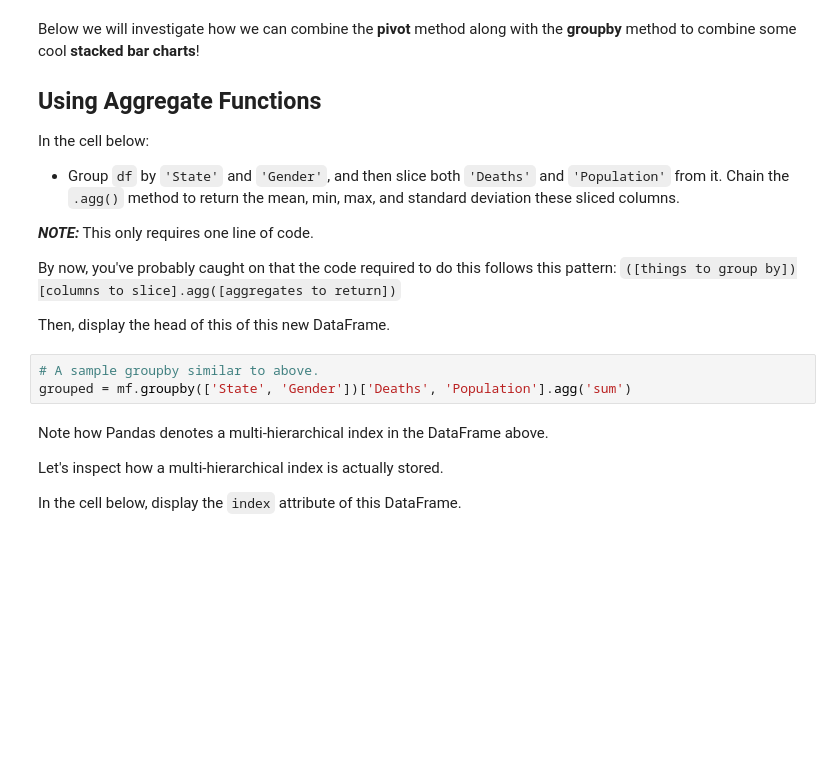
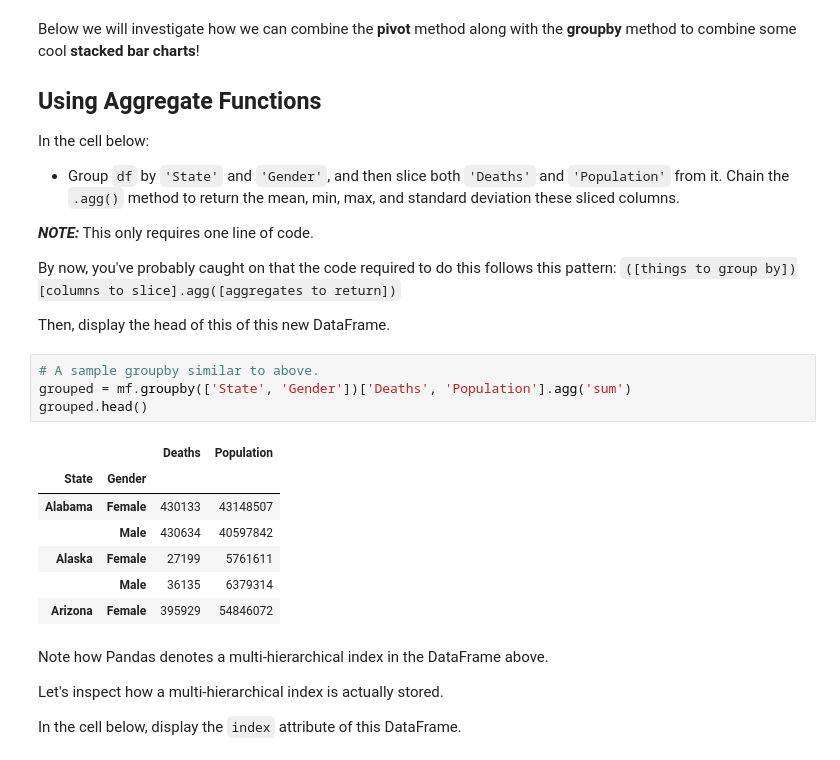
Before and after one commit to davidhaase/dsc-pivot-tables-pandas-lab-nyc-ds-career-042219, a Jupyter notebook: index.ipynb, the cells around one changed output. Saved outputs shown, nothing was run; the diff lists cells and outputs as text; blank space fills up the shorter version.

```diff
--- a/index.ipynb
+++ b/index.ipynb
@@ -232,6 +232,15 @@ Then, display the head of this of this new DataFrame.
 # %%
 # A sample groupby similar to above.
 grouped = mf.groupby(['State', 'Gender'])['Deaths', 'Population'].agg('sum')
+grouped.head()
+# %% [output]
+|  |  | Deaths | Population |
+| State | Gender |  |  |
+| Alabama | Female | 430133 | 43148507 |
+|  | Male | 430634 | 40597842 |
+| Alaska | Female | 27199 | 5761611 |
+|  | Male | 36135 | 6379314 |
+| Arizona | Female | 395929 | 54846072 |
 # %% [markdown]
 Note how Pandas denotes a multi-hierarchical index in the DataFrame above.
 
```
